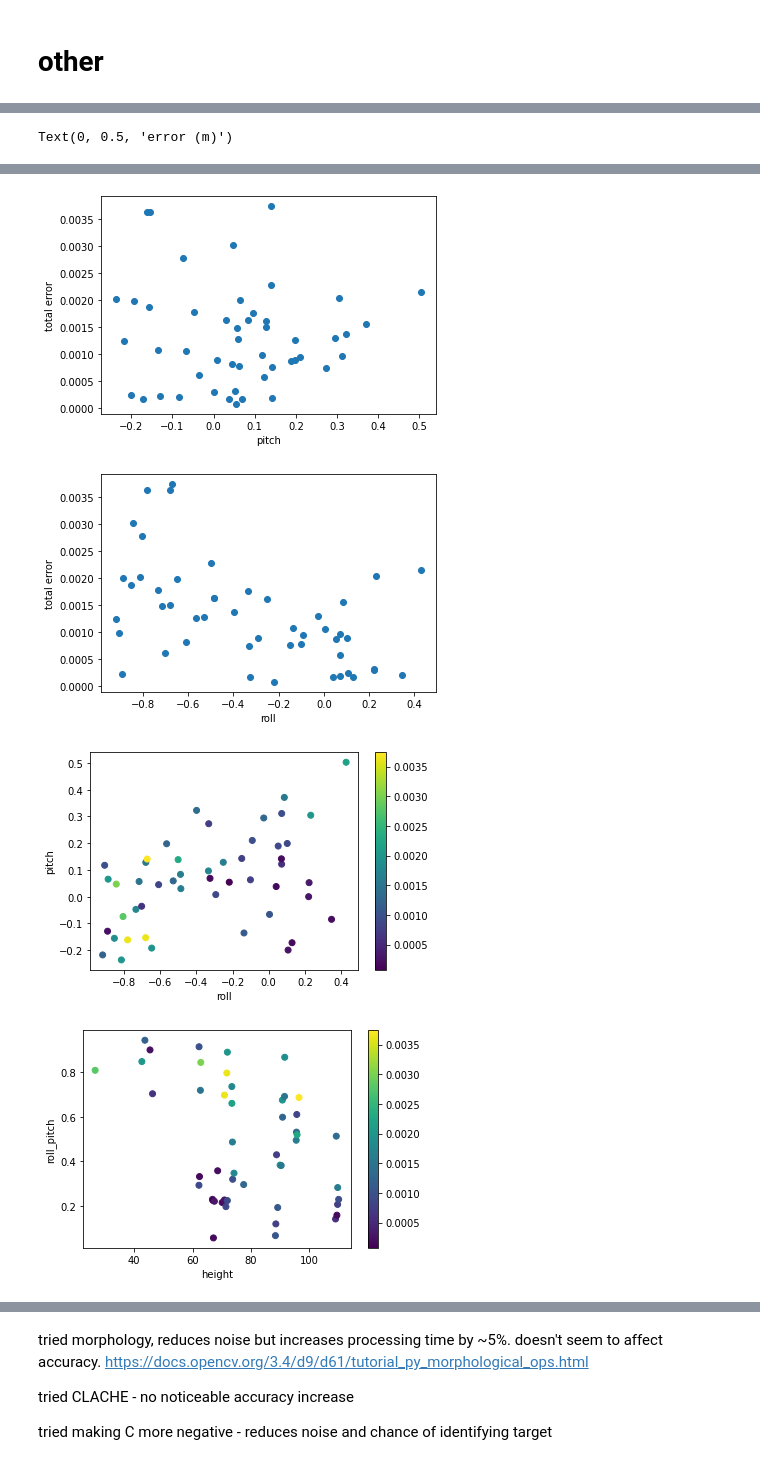
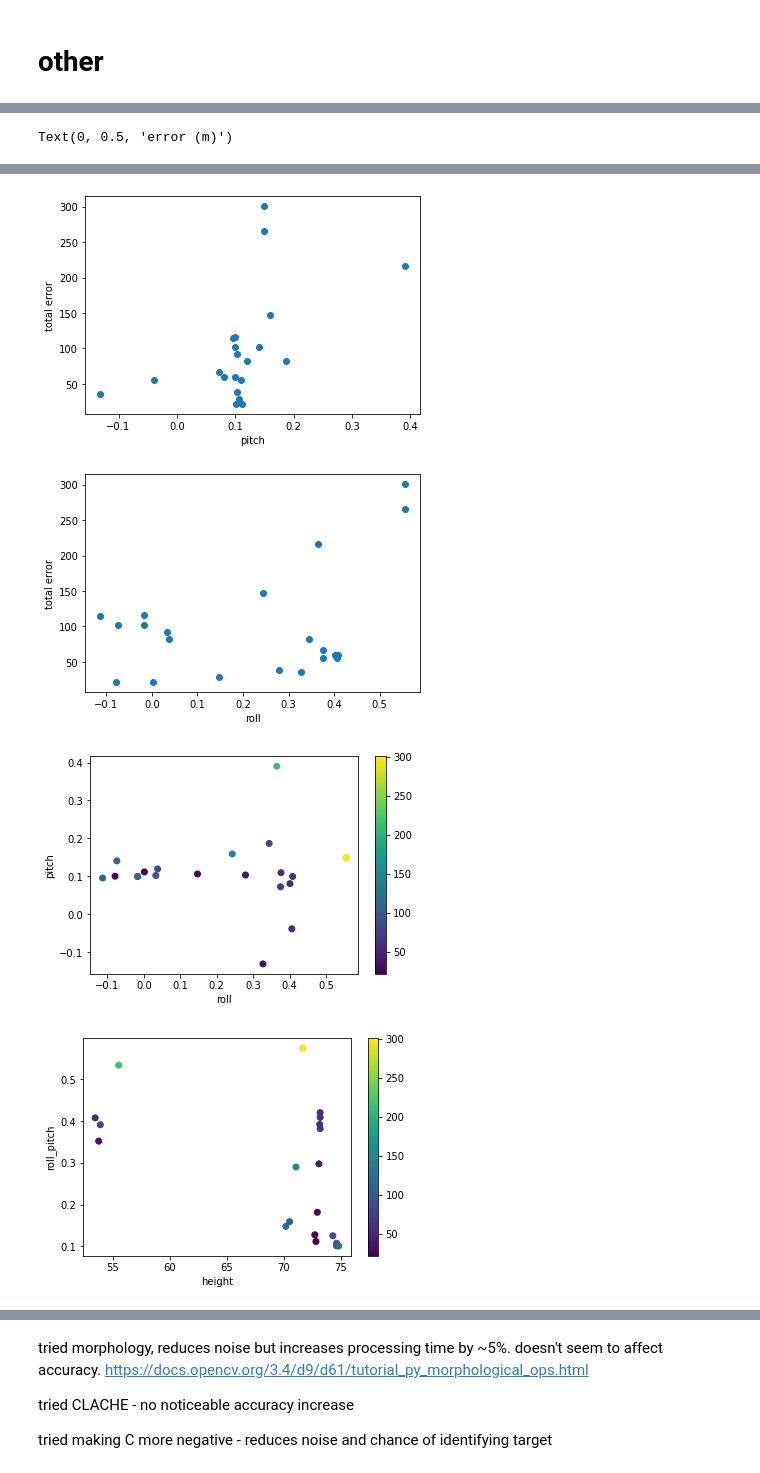
Before and after one commit to Team-Peryton/uas-theia, a Jupyter notebook: experiment.ipynb, the cells around one changed output, grey strips where cells are left out. Saved outputs shown, nothing was run; the diff lists cells and outputs as text; code cells hidden in the pictures.

```diff
--- a/experiment.ipynb
+++ b/experiment.ipynb
@@ -368,7 +368,7 @@ import geopy.distance
 
 
 target_location = (51.292308, -0.484431)
-directory = r"C:\Users\olive\University of Surrey\UAS2 - General\2 Avionics\4 Testing\Image Rec\03_04_22\square"
+directory = r"C:\Users\olive\University of Surrey\UAS2 - General\2 Avionics\4 Testing\Image Rec\10_04_22\squares"
 
 image_number = 23
 files = [f for f in os.listdir(directory)]
@@ -377,7 +377,7 @@ image = cv2.imread(directory + "//" + files[image_number])
 name = files[image_number]
 name = name.split(",")
 
-start_height = 30
+start_height = 35
 
 options = {
     "block_size": 399,
@@ -388,7 +388,7 @@ options = {
     "square_ar": 0.2,
     "min_area": 1000,
     "sides":[4],
-    "debug":True,
+    "debug":False,
     "min_solidity":0.6
 }
 
@@ -426,7 +426,7 @@ for file in files:
             dist_error.append(geopy.distance.distance(target_location, predicted_location).m)
 
             total_error.append(math.sqrt((predicted_location[0]-target_location[0])**2+(predicted_location[1]-target_location[1])**2))
-            print(err)
+            print(geopy.distance.distance(target_location, predicted_location).m)
 
     except Exception as e:
         print(e)
@@ -466,18 +466,18 @@ plt.xlabel("error in x")
 plt.ylabel("error in y")
 
 plt.figure(1)
-plt.scatter(image_pitch,total_error)
+plt.scatter(image_pitch,dist_error)
 plt.xlabel("pitch")
 plt.ylabel("total error")
 
 plt.figure(2)
-plt.scatter(image_roll,total_error)
+plt.scatter(image_roll,dist_error)
 plt.xlabel("roll")
 plt.ylabel("total error")
 
 
 plt.figure(3)
-plt.scatter(image_roll, image_pitch, c=total_error, cmap='viridis')
+plt.scatter(image_roll, image_pitch, c=dist_error, cmap='viridis')
 plt.colorbar()
 plt.xlabel("roll")
 plt.ylabel("pitch")
@@ -487,19 +487,19 @@ for i in range(len(error_x)):
     roll_pitch.append(math.sqrt(image_pitch[i]**2+image_roll[i]**2))
 
 plt.figure(4)
-plt.scatter(image_height,roll_pitch,c=total_error, cmap='viridis')
+plt.scatter(image_height,roll_pitch,c=dist_error, cmap='viridis')
 plt.colorbar()
 plt.xlabel("height")
 plt.ylabel("roll_pitch")
 
 plt.figure(5)
-plt.scatter(image_time,total_error,c=image_height, cmap='viridis')
+plt.scatter(image_time,dist_error,c=image_height, cmap='viridis')
 plt.colorbar()
 plt.xlabel("image time")
 plt.ylabel("total error")
 
 plt.figure(6)
-plt.scatter(image_time,image_height,c=total_error, cmap='viridis')
+plt.scatter(image_time,image_height,c=dist_error, cmap='viridis')
 plt.colorbar()
 plt.xlabel("time")
 plt.ylabel("height")
@@ -516,4 +516,4 @@ Text(0, 0.5, 'error (m)')
-[figure, old version]
+[figure, new version]
-[figure, old version]
+[figure, new version]
-[figure, old version]
+[figure, new version]
-[figure, old version]
+[figure, new version]
```
Also changed, not shown: parts of 4 cells of this notebook, 2 other files.
